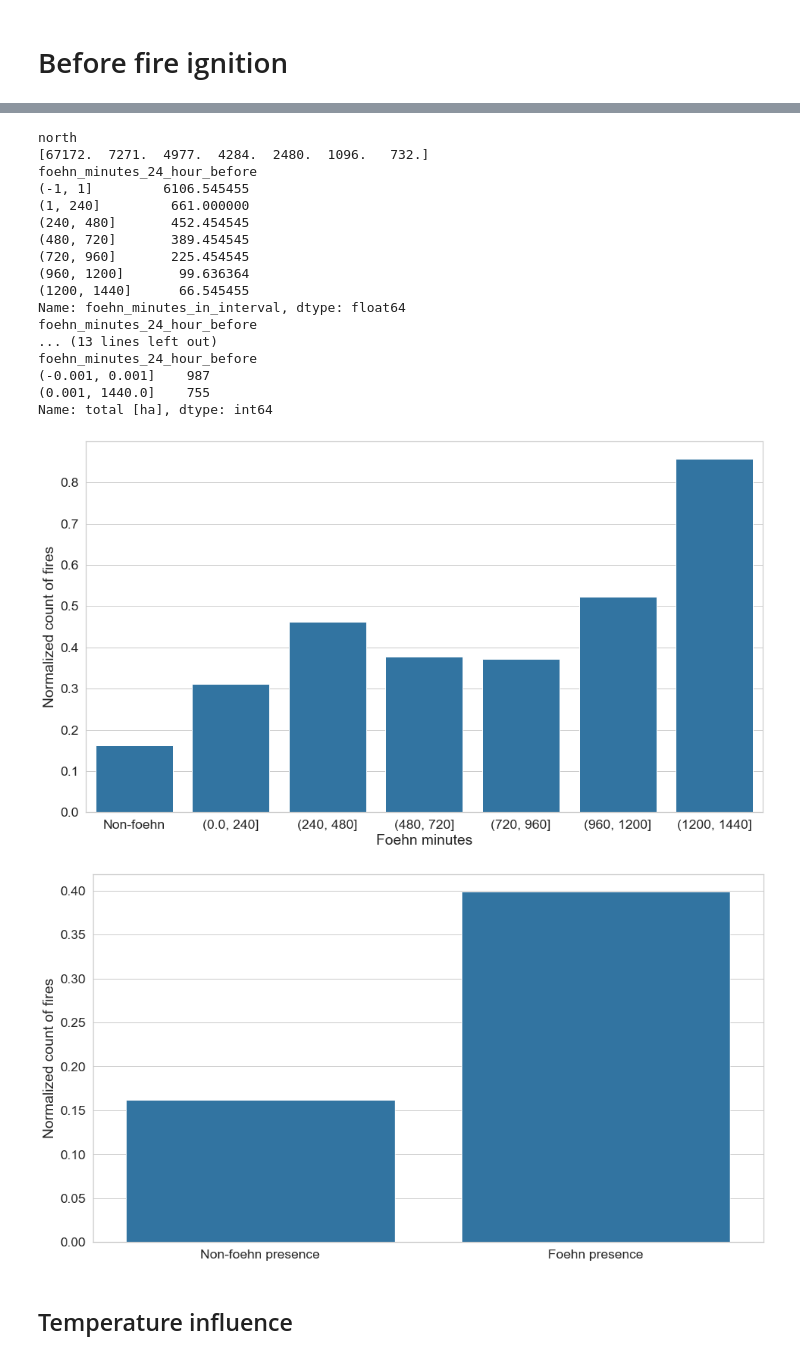
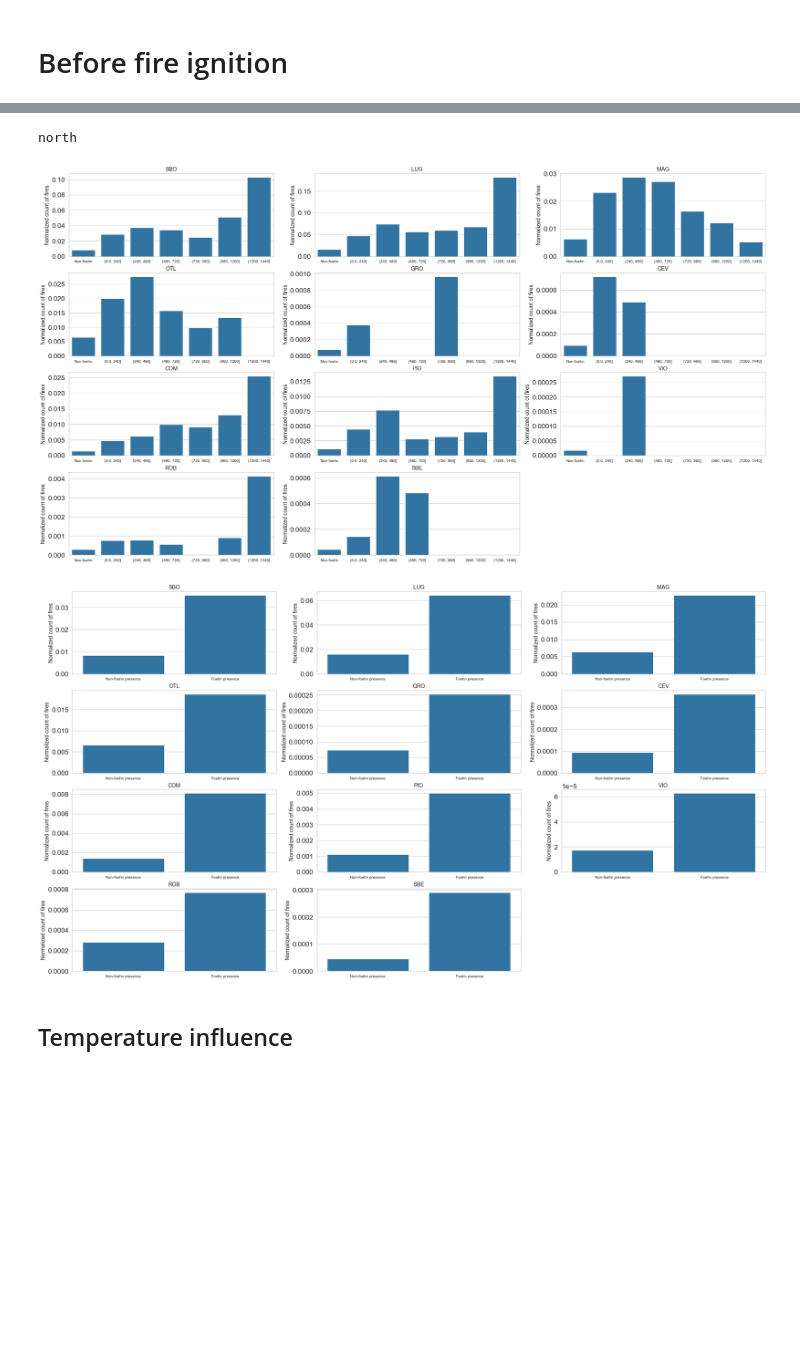
Before and after one commit to ch-mon/foehn-fire-impact, a Jupyter notebook: notebooks/02_descriptive_analysis/data_exploration.ipynb, the cells around one changed output, grey strips where cells are left out. Cells and saved outputs as stored; diff of their text form; code cells hidden in the pictures; blank space fills up the shorter version.

Commit message:
Updated project to new WSL mapped fire data

```diff
--- a/notebooks/02_descriptive_analysis/data_exploration.ipynb
+++ b/notebooks/02_descriptive_analysis/data_exploration.ipynb
@@ -108,7 +174,7 @@ regions = context.config_loader.get("regions.json")
 
 for region in regions.keys():
     for station in regions[region]:
-        df.loc[(df["closest_station"] == station), "region"] = region
+        df.loc[(df["abbreviation"] == station), "region"] = region
 
 df_total = df.groupby("region").count()["total [ha]"].rename("Total")
 df_onlyfoehn = df.loc[df["foehn_minutes_during_6_hours_after_start_of_fire"]>0, :].groupby("region").count()["total [ha]"].rename("With foehn influence (6h after start)")
@@ -145,11 +211,11 @@ for region in regions.keys():
 <AxesSubplot:>
 [figure]
 # %%
-bins_dict = {6: [7.5,27,52.1,95], 12: [3,21,35,95]}
+bins_dict = {2: [7.5,27,52.1,95],6: [7.5,27,52.1,95], 12: [3,21,35,95]}
 #bins_dict = {6: [15,20, 25, 30], 12: [10,15,20, 25]}
 for region in regions.keys():
     print(region)
-    for hour in [6,12]:
+    for hour in [2, 6,12]:
         test_foehn_strength(df.loc[df["region"] == region, :], hours=hour, strength_var="FFX", bins=bins_dict[hour])
     break
 # %% [output]
@@ -201,11 +273,11 @@ Amount of non-foehn-influenced fires:  1160
 [figure]
 # %%
 # OLD: bins_dict = {6: [5,6,11,60], 12: [0,6,10,60]}
-bins_dict = {6: range(0,60+1,5), 12: range(0,55+1,5)}
+bins_dict = {2: range(0,60+1,5), 6: range(0,60+1,5), 12: range(0,55+1,5)}
 for region in regions.keys():
     print(region)
-    for hour in [6,12]:
-        test_foehn_strength_foehn_nofoehn(df.loc[df["region"] == region, :].copy(), hours=hour, strength_var="FFX", bins=bins_dict[hour])
+    for hour in [2, 6,12]:
+        test_foehn_strength_foehn_nofoehn(df.loc[df["region"] == region, :].copy(), hours=hour, strength_var="FFX", bins=bins_dict[hour], quantile="q75")
     break
 # %% [output]
 north
@@ -250,5 +313,5 @@ df_foehn = context.catalog.load("foehn_data_prepared")
 df_rain = context.catalog.load("rain_data")
 
 # Since rain data goes from 0700 to 0700 the next day (Swiss time). Move to file at some point.
-df_rain["date"] = df_rain["date"] + pd.Timedelta(hours=8) + pd.Timedelta(days=1)
+df_rain["date"] = df_rain["date"] + pd.Timedelta(hours=7) + pd.Timedelta(days=1)
 # %% [output]
@@ -259,29 +322,13 @@ df_merge = pd.merge(df_foehn, df_rain, on ="date", how="left")
 # %%
 # Before fire start
 for region in regions.keys():
     print(region)
-    plot_binned_fire_count_before_fire_start(df.loc[df["region"] == region, :], df_foehn=df_merge, hours=24, stations_in_region=regions[region])
+    plot_binned_fire_count_before_fire_start_single_station(df.loc[df["region"] == region, :], df_foehn=df_merge, hours=24, stations_in_region=regions[region])
     break
 # %% [output]
 north
-[67172.  7271.  4977.  4284.  2480.  1096.   732.]
-foehn_minutes_24_hour_before
-(-1, 1]         6106.545455
-(1, 240]         661.000000
-(240, 480]       452.454545
-(480, 720]       389.454545
-(720, 960]       225.454545
-(960, 1200]       99.636364
-(1200, 1440]      66.545455
-Name: foehn_minutes_in_interval, dtype: float64
-foehn_minutes_24_hour_before
-... (13 lines left out)
-foehn_minutes_24_hour_before
-(-0.001, 0.001]    987
-(0.001, 1440.0]    755
-Name: total [ha], dtype: int64
-[figure, old version]
+[figure, new version]
-[figure, old version]
+[figure, new version]
 # %% [markdown]
 ## Temperature influence
 # %%
```
Also changed, not shown: parts of 21 cells of this notebook, 14 other files.
